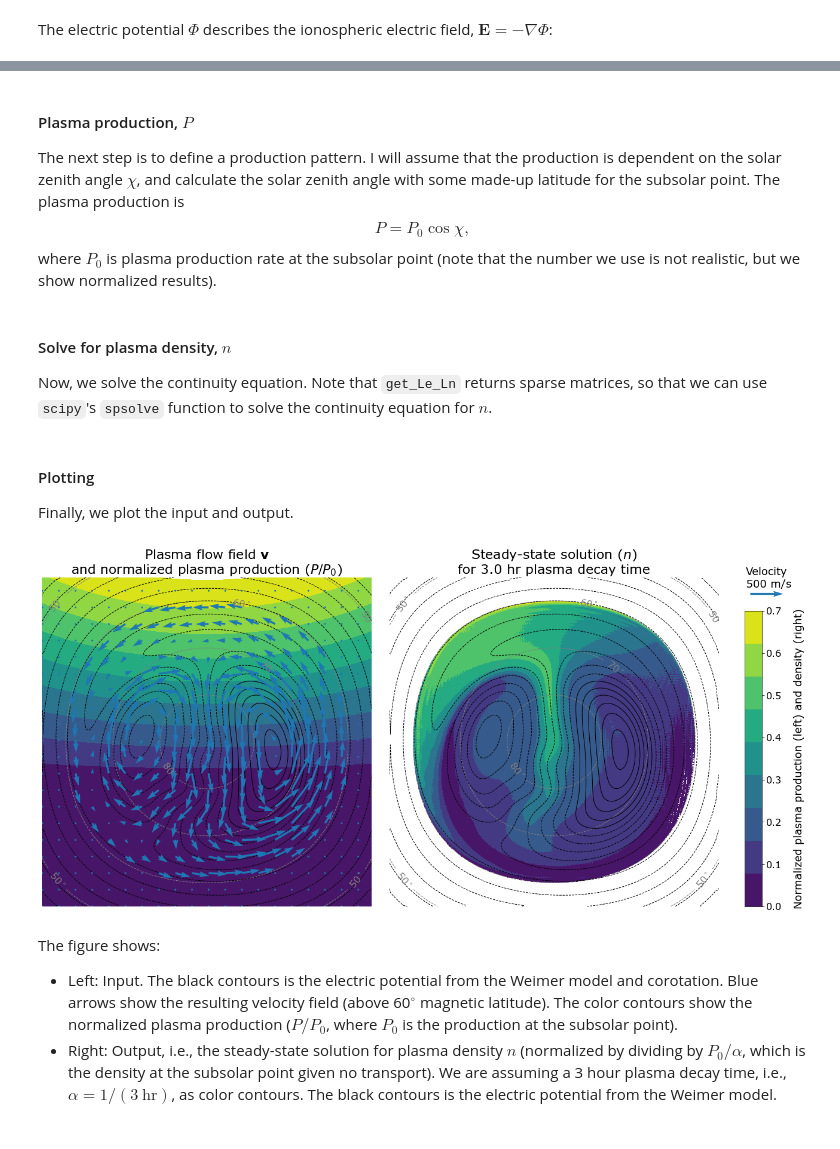
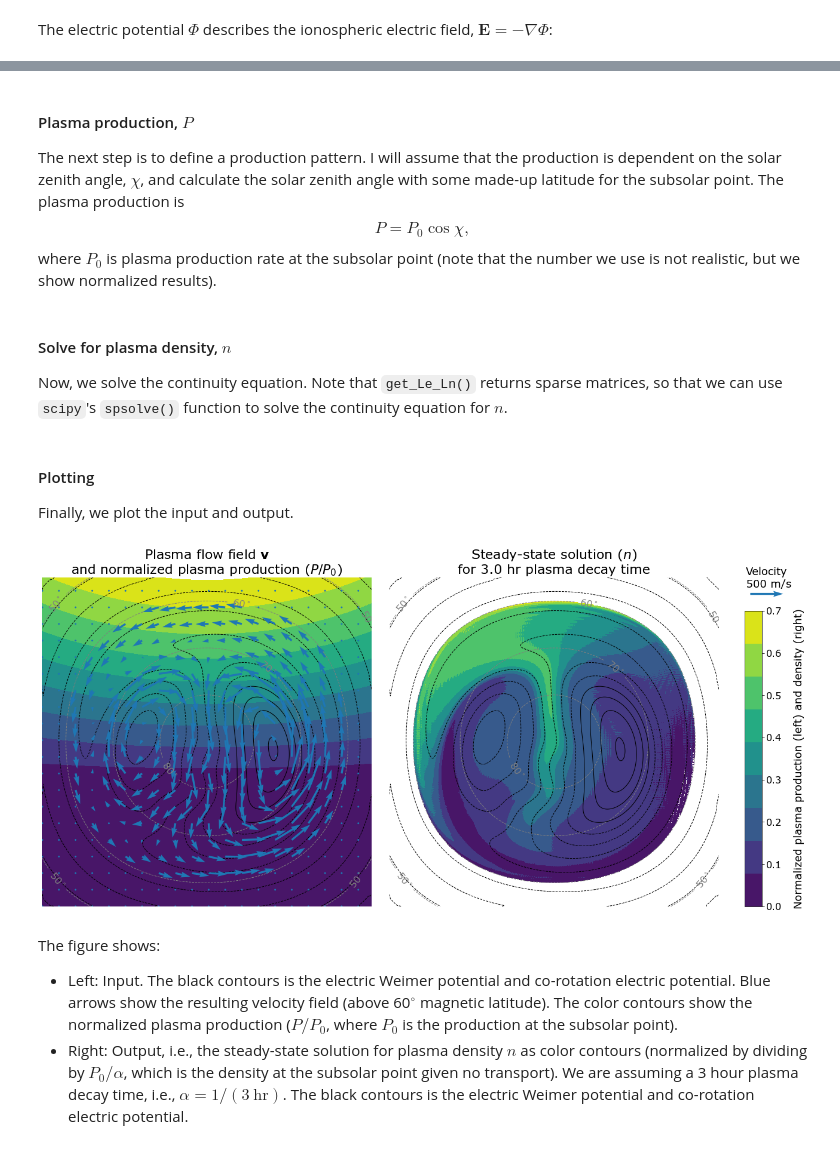
Before and after one commit to klaundal/lompe, a Jupyter notebook: examples/code_paper_figures/02_2D_continuity_equation.ipynb, the cells around one changed output, grey strips where cells are left out. Drawn from its saved outputs; the diff is of its cells as text; code cells hidden in the pictures.

```diff
--- a/examples/code_paper_figures/02_2D_continuity_equation.ipynb
+++ b/examples/code_paper_figures/02_2D_continuity_equation.ipynb
@@ -114,7 +114,8 @@ and we use this to get the velocity field $\mathbf{v}$.
 # %%
 # calculate dipole magnetic field radial components and absolute values
-B_r = -2 * B0 * np.sin(grid.lat * np.pi / 180)
-B   =      B0 * np.sqrt(1 + 3 * np.sin(grid.lat * np.pi / 180)**2)
+d2r = np.pi / 180
+B_r = -2 * B0 * np.sin(grid.lat * d2r)
+B   =      B0 * np.sqrt(1 + 3 * np.sin(grid.lat * d2r)**2)
 
 # calulate velocity components
 v_e =  E_n * B_r/B**2
@@ -122,7 +123,7 @@ v_n = -E_e * B_r/B**2
 # %% [markdown]
 #### Plasma production, $P$
 
-The next step is to define a production pattern. I will assume that the production is dependent on the solar zenith angle $\chi$, and calculate the solar zenith angle with some made-up latitude for the subsolar point. The plasma production is
+The next step is to define a production pattern. I will assume that the production is dependent on the solar zenith angle, $\chi$, and calculate the solar zenith angle with some made-up latitude for the subsolar point. The plasma production is
 \begin{equation}
     P = P_0\cos{\chi},
 \end{equation}
@@ -162,7 +163,7 @@ P = P0 * np.cos(sza)
 # %% [markdown]
 #### Solve for plasma density, $n$
 
-Now, we solve the continuity equation. Note that `get_Le_Ln` returns sparse matrices, so that we can use `scipy`'s `spsolve` function to solve the continuity equation for $n$.
+Now, we solve the continuity equation. Note that `get_Le_Ln()` returns sparse matrices, so that we can use `scipy`'s `spsolve()` function to solve the continuity equation for $n$.
 # %%
 # set up matrices
 I  = sparse.identity(grid.size)
@@ -189,9 +190,9 @@ fig = plt.figure(figsize = (18, 9))
 axes = [plt.subplot2grid((1, 21), (0, i*10), colspan = 10) for i in [0, 1]]
 cbar = plt.subplot2grid((10, 41), (1, 40), rowspan = 9)
 
-clevels = np.linspace(0, .7, 10)          # color levels for the relative density
+clevels = np.linspace(0, .7, 10)    # color levels for the relative density
 ncols = clevels.size
-potlevels = np.r_[-100:101:4]*1e3         # levels for equipotential contours
+potlevels = np.r_[-51:52:6]*1e3   # levels for equipotential contours
 latargs = {'linestyles':'--', 'colors':'grey', 'linewidths':1, 'levels':np.r_[-80:81:10]}
 
 # plot "input": electric potential, velocities, and production
@@ -201,11 +202,12 @@ axes[0].clabel(c, c.levels, inline=True, fontsize=16, fmt='%1.0f$^\circ$')
 axes[0].contour( grid.xi, grid.eta, Phi, colors='black', levels=potlevels, linewidths=1) # electric potential
 axes[0].contourf(grid.xi, grid.eta, P.reshape(grid.shape) / P0, levels=clevels) # normalized plasma production
 
-vxi, veta = grid.projection.vector_cube_projection(v_e.flatten(), v_n.flatten(), grid.lon.flatten(), grid.lat.flatten(),
-                                                   return_xi_eta=False)
+# velocity field
+vxi, veta = grid.projection.vector_cube_projection(v_e.flatten(), v_n.flatten(), grid.lon.flatten(),
+                                                   grid.lat.flatten(), return_xi_eta=False)
 vxi, veta = vxi.reshape(grid.shape), veta.reshape(grid.shape)
 
-# velocity field
+SKIP = 20 # how many grid points to skip when plotting vector fields
 q = axes[0].quiver(grid.xi[::SKIP, ::SKIP], grid.eta[::SKIP, ::SKIP], vxi[::SKIP, ::SKIP], veta[::SKIP, ::SKIP],
                    scale=5000, color='C0', width=.006, zorder=3)
 qkey = {'X':2.2, 'Y':.95, 'U':500, 'label':"Velocity\n 500 m/s", 'labelpos':'N',
@@ -215,36 +217,37 @@ axes[1].quiverkey(q, **qkey)
 axes[0].set_aspect('equal')
 axes[0].set_axis_off()
 axes[0].set_title('Plasma flow field $\mathbf{v}$\nand normalized plasma production ($P/P_0$)', fontsize=22)
 
 
 # plot "output": solution (and "input" electric potential)
 co=axes[1].contour( grid.xi, grid.eta, grid.lat, **latargs) # magnetic latitude
 axes[1].clabel(co, co.levels, inline=True, fontsize=16, fmt='%1.0f$^\circ$')
 axes[1].contour( grid.xi, grid.eta, Phi, colors='black', levels=potlevels, linewidths=1) # electric potential
 axes[1].contourf(grid.xi, grid.eta, n.reshape(grid.shape), levels=clevels) # normalized plasma density
 
 axes[1].set_aspect('equal')
 axes[1].set_axis_off()
 axes[1].set_title('Steady-state solution ($n$)\nfor {0:.2} hr plasma decay time'.format(1/alpha/60**2), fontsize=22)
 
-# plot the colorbar
+# colorbar
 cbar.contourf(np.vstack((np.zeros(ncols), np.ones(ncols))), np.vstack((clevels, clevels)),
               np.vstack((clevels, clevels)), levels=clevels)
 cbar.set_xticks([])
 cbar.yaxis.tick_right()
 cbar.tick_params(labelsize=16)
 cbar.yaxis.set_label_position('right')
 cbar.set_ylabel('Normalized plasma production (left) and density (right)', fontsize=18, va='top', labelpad=20)
 
+# adjust
 fig.subplots_adjust(left=.001, right=.94, top=.9, bottom=.05, wspace=.05)
 plt.show()
 
 # save figure
 fig.savefig('./output_figures/02continuityexample.pdf')
 fig.savefig('./output_figures/02continuityexample.png')
 # %% [output]
-[figure, old version]
+[figure, new version]
 # %% [markdown]
 The figure shows:
-- Left: Input. The black contours is the electric potential from the Weimer model and corotation. Blue arrows show the resulting velocity field (above 60$^{\circ}$ magnetic latitude). The color contours show the normalized plasma production ($P/P_0$, where $P_0$ is the production at the subsolar point).
-- Right: Output, i.e., the steady-state solution for plasma density $n$ (normalized by dividing by $P_0/\alpha$, which is the density at the subsolar point given no transport). We are assuming a 3 hour plasma decay time, i.e., $\alpha=1/(3\ \mathrm{hr})$, as color contours. The black contours is the electric potential from the Weimer model.
+- Left: Input. The black contours is the electric Weimer potential and co-rotation electric potential. Blue arrows show the resulting velocity field (above 60$^{\circ}$ magnetic latitude). The color contours show the normalized plasma production ($P/P_0$, where $P_0$ is the production at the subsolar point).
+- Right: Output, i.e., the steady-state solution for plasma density $n$ as color contours (normalized by dividing by $P_0/\alpha$, which is the density at the subsolar point given no transport). We are assuming a 3 hour plasma decay time, i.e., $\alpha=1/(3\ \mathrm{hr})$. The black contours is the electric Weimer potential and co-rotation electric potential.
```
Also changed, not shown: parts of 11 cells of this notebook, 21 other files.
